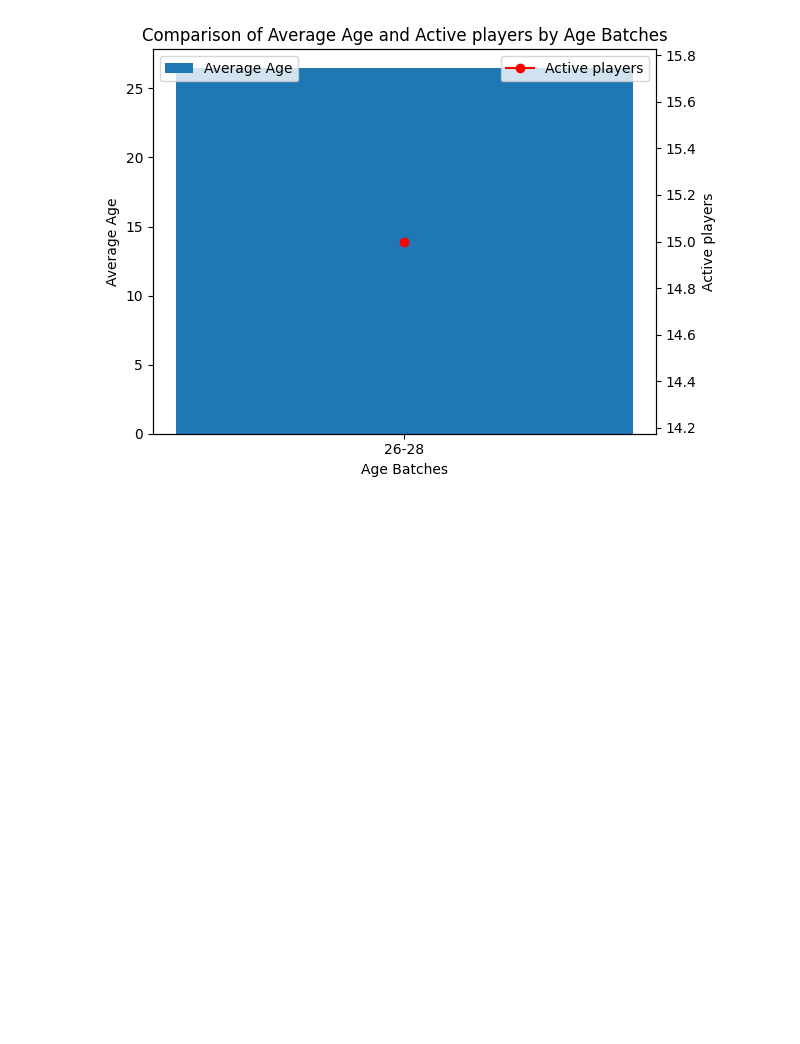
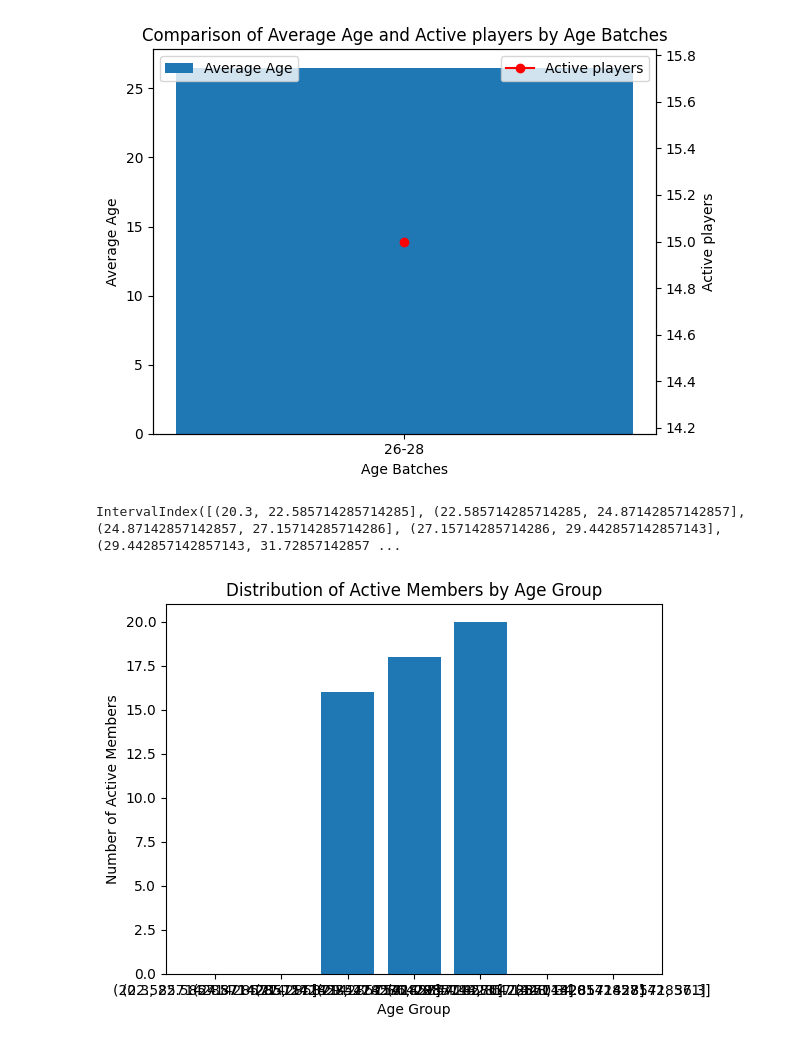
Before and after one commit to fahmani-ms/TransferMarket, a Jupyter notebook: Statistical_Analysis/Hypothesis.ipynb, the cells around one changed output. Cells and saved outputs as stored; diff of their text form; code cells hidden in the pictures; blank space fills up the shorter version.

```diff
--- a/Statistical_Analysis/Hypothesis.ipynb
+++ b/Statistical_Analysis/Hypothesis.ipynb
@@ -141,3 +141,29 @@ plt.tight_layout()
 plt.show()
 # %% [output]
 [figure]
+# %%
+H3 = pd.DataFrame({'name': ['Club A', 'Club B', 'Club C', 'Club D', 'Club E'],
+                   'players_avg_age': [20.3, 27.8, 29.5, 38.1, 24.9],
+                   'active_players': [15, 18, 20, 14, 16]})
+# %%
+age_intervals
+# %% [output]
+IntervalIndex([(20.3, 22.585714285714285], (22.585714285714285, 24.87142857142857], (24.87142857142857, 27.15714285714286], (27.15714285714286, 29.442857142857143], (29.442857142857143, 31.72857142857 ...
+# %%
+# Define the intervals for average age groups
+age_intervals = pd.interval_range(start=min(H3['players_avg_age']), end=max(H3['players_avg_age']), freq=2)
+
+# Group the teams based on average age
+H3['age_group'] = pd.cut(H3['players_avg_age'], bins=age_intervals, labels=False)
+# %%
+# Group the data by age group and calculate the number of active members
+active_counts = H3.groupby('age_group')['active_players'].sum()
+
+# Plot the distribution
+plt.bar(active_counts.index.astype(str), active_counts)
+plt.xlabel('Age Group')
+plt.ylabel('Number of Active Members')
+plt.title('Distribution of Active Members by Age Group')
+plt.show()
+# %% [output]
+[figure, added]
```
Also changed, not shown: parts of 2 cells of this notebook, 26 other files.
